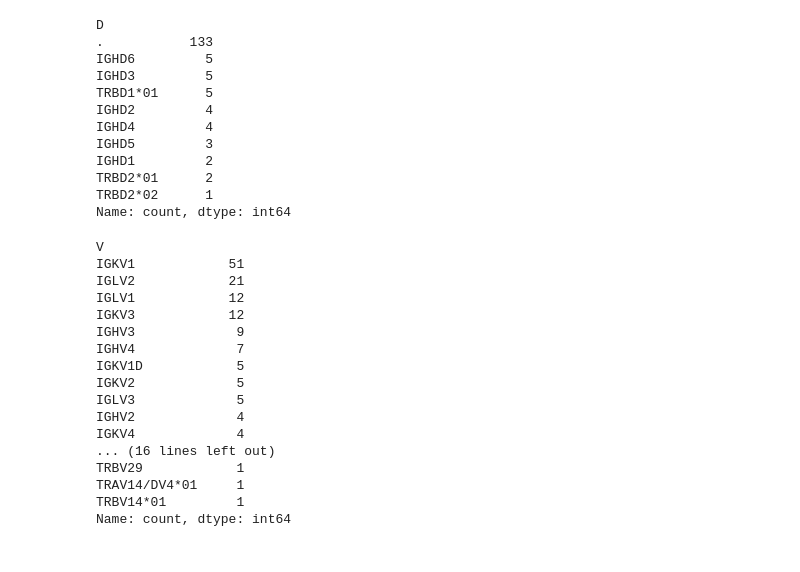
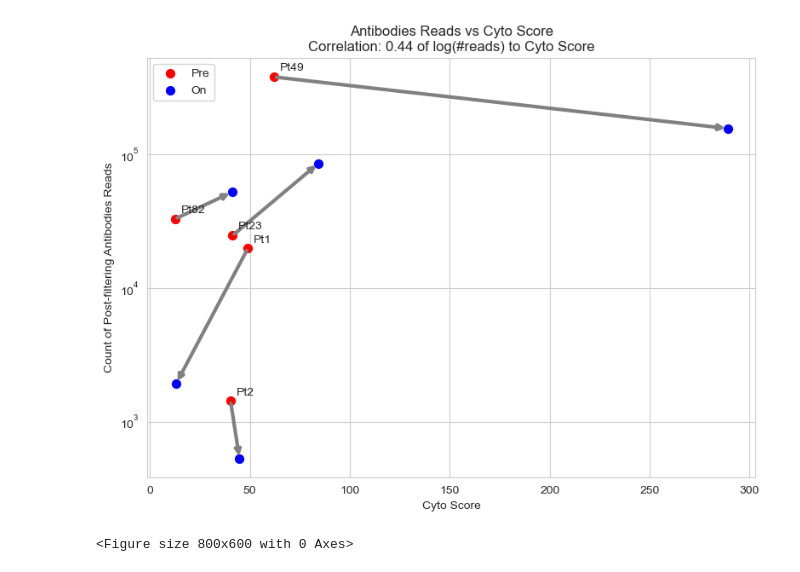
Before and after one commit to TalShor/Numenos_ex, a Jupyter notebook: analysis/basic.ipynb, the cells around one changed output. Cells and saved outputs as stored; diff of their text form; code cells hidden in the pictures.

```diff
--- a/analysis/basic.ipynb
+++ b/analysis/basic.ipynb
@@ -126,35 +58,0 @@ array(['CAANSGGGADGLTF', 'CAAWDDSLSGWVF', 'CISYTSSATVVF', 'CLQHRADPPTF',
-# %%
-report.D.str.split('-').str[0].value_counts()
-# %% [output]
-D
-.           133
-IGHD6         5
-IGHD3         5
-TRBD1*01      5
-IGHD2         4
-IGHD4         4
-IGHD5         3
-IGHD1         2
-TRBD2*01      2
-TRBD2*02      1
-Name: count, dtype: int64
-# %%
-report.V.str.split('-').str[0].value_counts()
-# %% [output]
-V
-IGKV1            51
-IGLV2            21
-IGLV1            12
-IGKV3            12
-IGHV3             9
-IGHV4             7
-IGKV1D            5
-IGKV2             5
-IGLV3             5
-IGHV2             4
-IGKV4             4
-... (16 lines left out)
-TRBV29            1
-TRAV14/DV4*01     1
-TRBV14*01         1
-Name: count, dtype: int64
@@ -164,0 +59,5 @@ CCCAGTCAGGACACAGCATGGACATGAGAGTCCTCGCTCAGCTCCTGGGGCTCCTGCTGCTCTGTTTCTCAGGTGCCAGA
+# %%
+antibody_cytoscore_plot(cyto_reads_df)
+# %% [output]
+[figure, added]
+<Figure size 800x600 with 0 Axes>
```
Also changed, not shown: parts of 20 cells of this notebook, 8 other files.
